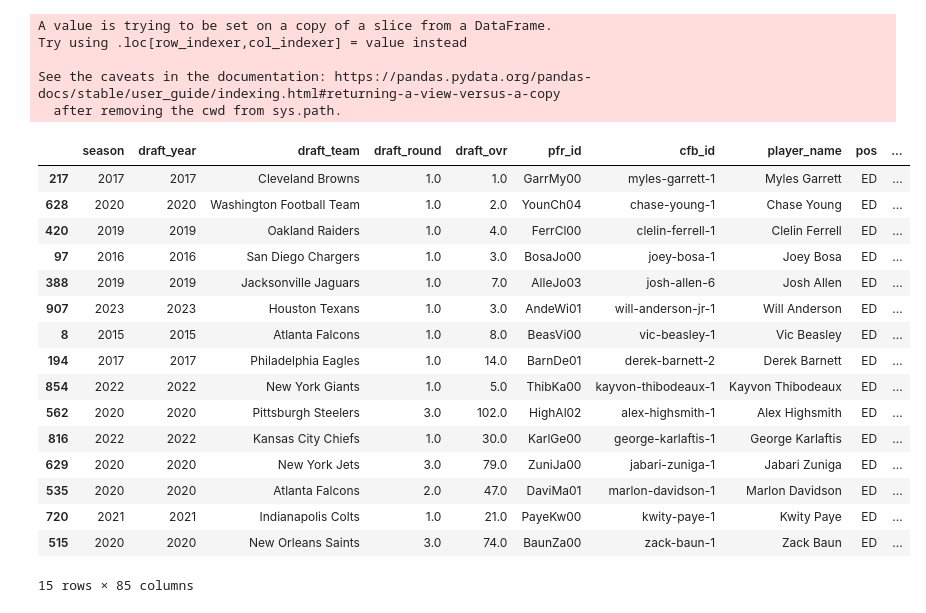
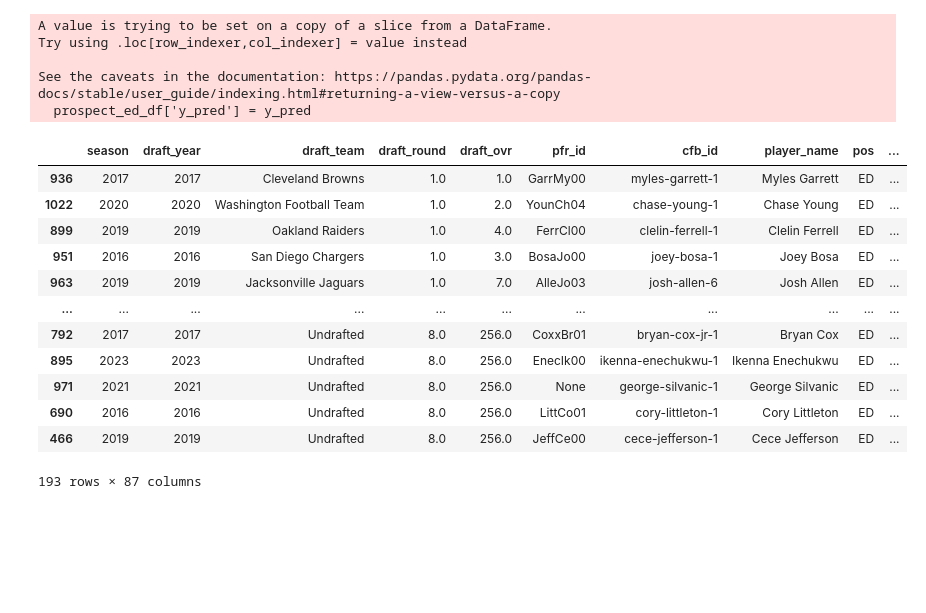
Before and after one commit to JoshKepler/Portfolio, a Jupyter notebook: NFL Project/Projected Draft Position.ipynb, the cells around one changed output. Saved outputs shown, nothing was run; the diff lists cells and outputs as text; code cells hidden in the pictures; blank space fills up the shorter version.

```diff
--- a/NFL Project/Projected Draft Position.ipynb
+++ b/NFL Project/Projected Draft Position.ipynb
@@ -13,18 +15,26 @@ from sklearn.model_selection import train_test_split
 years = range(2014,2025)
 # %%
-df_defensive = pd.read_csv("https://raw.githubusercontent.com/JoshKepler/Portfolio/main/NFL%20Project/Data/Combined_Defensive_Stats.csv")
+#Pull in CSVs from Personal GitHubs
+df_defensive = pd.read_csv("https://raw.githubusercontent.com/JoshKepler/Portfolio/main/NFL%20Project/Data/defensive_stats.csv")
+
+power_5_team  = pd.read_csv("https://raw.githubusercontent.com/JoshKepler/Portfolio/main/NFL%20Project/Data/power_5_teams.csv")
 # %%
+#Create Defensive Career DF
+
+#Fill NAs and combine relevant stats
 df_defensive_career = df_defensive.fillna(0)
 df_defensive_career = df_defensive_career.groupby(['player_id','player', 'position']).agg({'team_name':'last', 'Season':'last', 'player_game_count':'sum', 'snap_counts_defense':'sum', 'snap_counts_run_defense':'sum', 'snap_counts_coverage':'sum', 'snap_counts_slot':'sum', 'grades_defense': 'max', 'tackles':'sum', 'assists':'sum', 'missed_tackles': 'sum', 'stops':'sum', 'forced_fumbles':'sum', 'grades_tackle':'max', 'grades_run_defense': 'max', 'total_pressures': 'sum','hurries': 'sum', 'hits':'sum', 'sacks':'sum', 'grades_pass_rush_defense': 'max', 'targets':'sum', 'batted_passes':'sum', 'interceptions':'sum', 'receptions':'sum', 'yards':'sum', 'yards_after_catch':'sum', 'touchdowns':'sum', 'qb_rating_against': 'mean', 'grades_coverage_defense':'max'})
-
 seasons_played = df_defensive.groupby(['player_id','player', 'position']).agg({'Season':'count'})
 
+#DF data munging
 df_defensive_career['seasons_played'] = seasons_played['Season']
 df_defensive_career['draft_class'] = df_defensive_career['Season']+1
 df_defensive_career = df_defensive_career.reset_index()
 df_defensive_career['player'] = df_defensive_career['player'].str.replace(r'\.?\s*Jr\.?', '', regex=True)
 df_defensive_career['player_key'] = df_defensive_career['player'] + '_' + df_defensive_career['team_name'].str.lower()
+df_defensive_career = df_defensive_career.merge(power_5_team, how='left', on='team_name')
 
+#DF result
 df_defensive_career
 # %% [output]
 |  | player_id | player | position | team_name | Season | player_game_count | snap_counts_defense | ... |
@@ -88,0 +87,17 @@ combine_df.sort_values('draft_ovr', ascending=True)
+# %%
+#Data Mungering
+combine_df['player_name'] = combine_df['player_name'].str.replace(r'\.?\s*Jr\.?', '', regex=True) #Removing the jr. prefix
+combine_df['player_key'] = combine_df['player_name'] + '_' + combine_df['school'].str.lower() #Creating player key
+combine_df = combine_df.sort_values(by='ht')
+combine_df = combine_df[:-29]
+
+def extract_height(height_str):
+    # Extract feet and inches from the string
+    feet, inches = height_str.split('-')
+    return int(feet) * 12 + int(inches)
+
+# Apply the function to create a new 'ht_inches' column
+combine_df['ht'] = combine_df['ht'].apply(extract_height)
+
+#Combine DF result
+combine_df.sort_values(by='ht')#.tail(29)
@@ -107,7 +140,8 @@ prospect_s_df = prospect_df[prospect_df['pos'] == 'S']
 
 pos_df_dict = {'prospect_cb_df':prospect_cb_df , 'prospect_ed_df':prospect_ed_df, 'prospect_lb_df':prospect_lb_df, 'prospect_di_df':prospect_di_df, 'prospect_s_df':prospect_s_df}
 # %%
-var_stats = ['wt', 'forty', 'bench', 'vertical', 'broad_jump', 'cone', 'shuttle','grades_defense', 'tackles',
+#Measurements we would like to create our machine learning models off of
+var_stats = ['ht', 'wt', 'forty', 'bench', 'vertical', 'broad_jump', 'cone', 'shuttle','grades_defense', 'tackles',
        'assists', 'missed_tackles', 'stops', 'forced_fumbles', 'grades_tackle',
        'grades_run_defense', 'total_pressures', 'hurries', 'hits', 'sacks',
        'grades_pass_rush_defense', 'targets', 'batted_passes', 'interceptions',
@@ -122,10 +156,13 @@ var_stats = ['wt', 'forty', 'bench', 'vertical', 'broad_jump', 'cone', 'shuttle'
        'batted_passes_last_season', 'interceptions_last_season',
        'receptions_last_season', 'yards_last_season',
        'yards_after_catch_last_season', 'touchdowns_last_season',
-       'qb_rating_against_last_season', 'grades_coverage_defense_last_season']
+       'qb_rating_against_last_season', 'grades_coverage_defense_last_season', 'power_5_team?']
 
-for stat in var_stats:
-    prospect_ed_df[stat] = prospect_ed_df[stat].fillna(prospect_s_df[stat].mean())
+#Attributes we would like to fill if data is NaN
+combine_stats = ['wt', 'forty','bench', 'vertical', 'broad_jump', 'cone', 'shuttle']
+
+for stat in combine_stats:
+    prospect_ed_df[stat] = prospect_ed_df[stat].fillna(prospect_s_df[stat].median())
 
 prospect_ed_df
 # %% [output]
@@ -152,32 +190,28 @@ Y = prospect_ed_df['draft_ovr']
 # %%
 model = LinearRegression()
 model.fit(X,Y)
 y_pred = model.predict(X)
 prospect_ed_df['y_pred'] = y_pred
-prospect_ed_df.sort_values(by='y_pred').head(15)
+prospect_ed_df.sort_values(by='y_pred')
 # %% [output]
 A value is trying to be set on a copy of a slice from a DataFrame.
 Try using .loc[row_indexer,col_indexer] = value instead
 
 See the caveats in the documentation: https://pandas.pydata.org/pandas-docs/stable/user_guide/indexing.html#returning-a-view-versus-a-copy
-  after removing the cwd from sys.path.
+  prospect_ed_df['y_pred'] = y_pred
 |  | season | draft_year | draft_team | draft_round | draft_ovr | pfr_id | cfb_id | player_name | pos | ... |
-| 217 | 2017 | 2017 | Cleveland Browns | 1.0 | 1.0 | GarrMy00 | myles-garrett-1 | Myles Garrett | ED | ... |
-| 628 | 2020 | 2020 | Washington Football Team | 1.0 | 2.0 | YounCh04 | chase-young-1 | Chase Young | ED | ... |
-| 420 | 2019 | 2019 | Oakland Raiders | 1.0 | 4.0 | FerrCl00 | clelin-ferrell-1 | Clelin Ferrell | ED | ... |
-| 97 | 2016 | 2016 | San Diego Chargers | 1.0 | 3.0 | BosaJo00 | joey-bosa-1 | Joey Bosa | ED | ... |
-| 388 | 2019 | 2019 | Jacksonville Jaguars | 1.0 | 7.0 | AlleJo03 | josh-allen-6 | Josh Allen | ED | ... |
-| 907 | 2023 | 2023 | Houston Texans | 1.0 | 3.0 | AndeWi01 | will-anderson-jr-1 | Will Anderson | ED | ... |
-| 8 | 2015 | 2015 | Atlanta Falcons | 1.0 | 8.0 | BeasVi00 | vic-beasley-1 | Vic Beasley | ED | ... |
-| 194 | 2017 | 2017 | Philadelphia Eagles | 1.0 | 14.0 | BarnDe01 | derek-barnett-2 | Derek Barnett | ED | ... |
-| 854 | 2022 | 2022 | New York Giants | 1.0 | 5.0 | ThibKa00 | kayvon-thibodeaux-1 | Kayvon Thibodeaux | ED | ... |
-| 562 | 2020 | 2020 | Pittsburgh Steelers | 3.0 | 102.0 | HighAl02 | alex-highsmith-1 | Alex Highsmith | ED | ... |
-| 816 | 2022 | 2022 | Kansas City Chiefs | 1.0 | 30.0 | KarlGe00 | george-karlaftis-1 | George Karlaftis | ED | ... |
-| 629 | 2020 | 2020 | New York Jets | 3.0 | 79.0 | ZuniJa00 | jabari-zuniga-1 | Jabari Zuniga | ED | ... |
-| 535 | 2020 | 2020 | Atlanta Falcons | 2.0 | 47.0 | DaviMa01 | marlon-davidson-1 | Marlon Davidson | ED | ... |
-| 720 | 2021 | 2021 | Indianapolis Colts | 1.0 | 21.0 | PayeKw00 | kwity-paye-1 | Kwity Paye | ED | ... |
-| 515 | 2020 | 2020 | New Orleans Saints | 3.0 | 74.0 | BaunZa00 | zack-baun-1 | Zack Baun | ED | ... |
+| 936 | 2017 | 2017 | Cleveland Browns | 1.0 | 1.0 | GarrMy00 | myles-garrett-1 | Myles Garrett | ED | ... |
+| 1022 | 2020 | 2020 | Washington Football Team | 1.0 | 2.0 | YounCh04 | chase-young-1 | Chase Young | ED | ... |
+| 899 | 2019 | 2019 | Oakland Raiders | 1.0 | 4.0 | FerrCl00 | clelin-ferrell-1 | Clelin Ferrell | ED | ... |
+| 951 | 2016 | 2016 | San Diego Chargers | 1.0 | 3.0 | BosaJo00 | joey-bosa-1 | Joey Bosa | ED | ... |
+| 963 | 2019 | 2019 | Jacksonville Jaguars | 1.0 | 7.0 | AlleJo03 | josh-allen-6 | Josh Allen | ED | ... |
+| ... | ... | ... | ... | ... | ... | ... | ... | ... | ... | ... |
+| 792 | 2017 | 2017 | Undrafted | 8.0 | 256.0 | CoxxBr01 | bryan-cox-jr-1 | Bryan Cox | ED | ... |
+| 895 | 2023 | 2023 | Undrafted | 8.0 | 256.0 | EnecIk00 | ikenna-enechukwu-1 | Ikenna Enechukwu | ED | ... |
+| 971 | 2021 | 2021 | Undrafted | 8.0 | 256.0 | None | george-silvanic-1 | George Silvanic | ED | ... |
+| 690 | 2016 | 2016 | Undrafted | 8.0 | 256.0 | LittCo01 | cory-littleton-1 | Cory Littleton | ED | ... |
+| 466 | 2019 | 2019 | Undrafted | 8.0 | 256.0 | JeffCe00 | cece-jefferson-1 | Cece Jefferson | ED | ... |
-15 rows × 85 columns
+193 rows × 87 columns
 # %%
 coefficients = model.coef_
 intercept = model.intercept_
```
Also changed, not shown: parts of 12 cells of this notebook.
